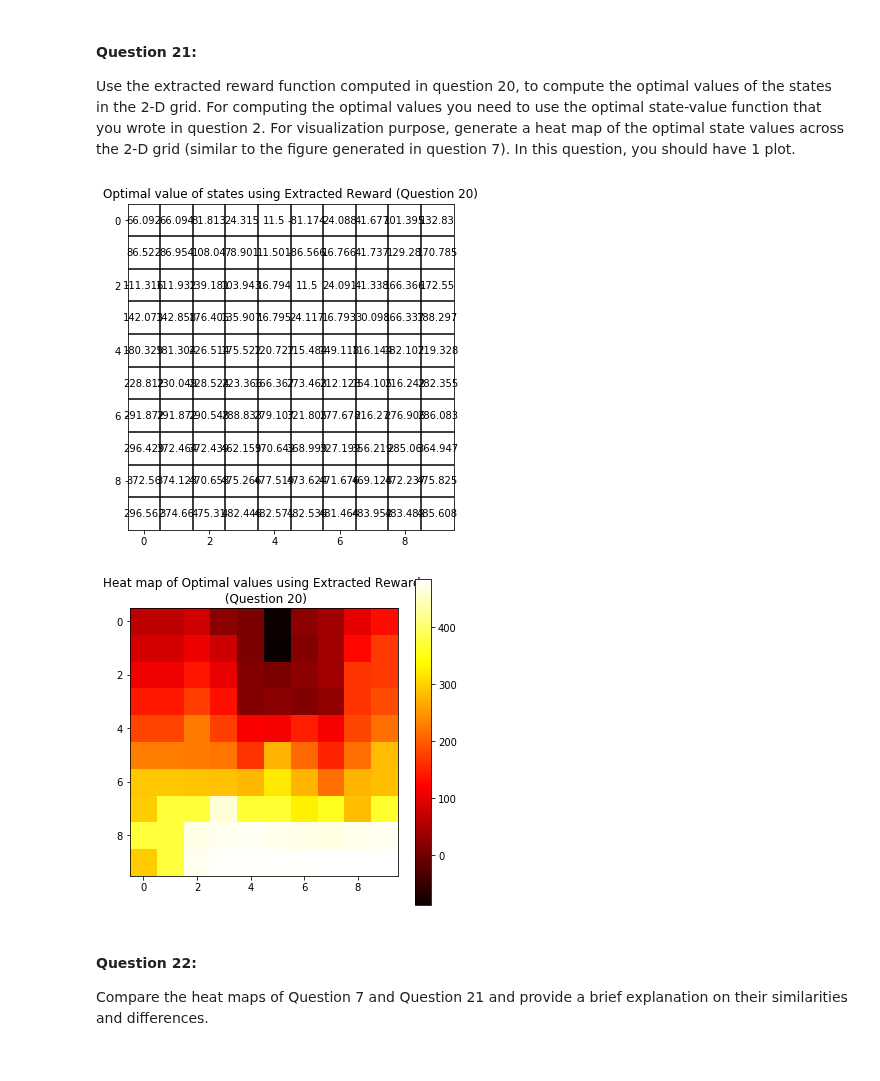
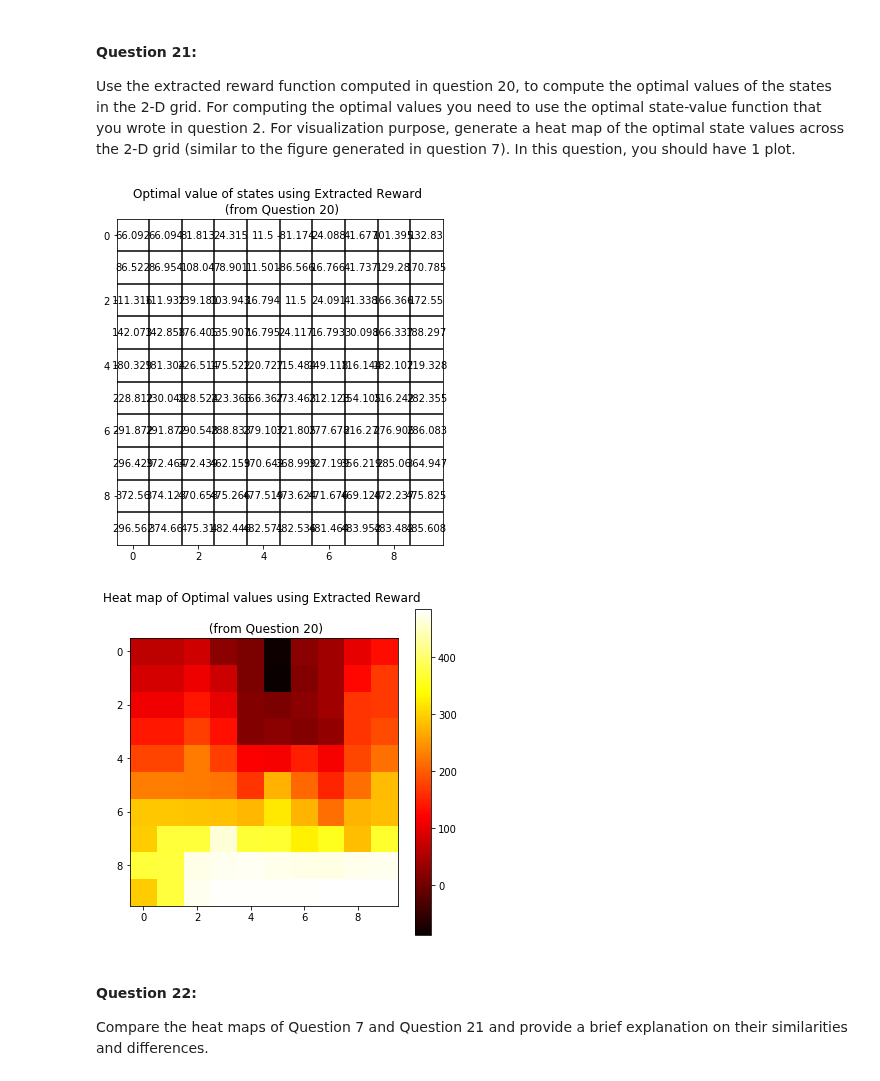
Before and after one commit to MaggieX/Large_Scale_Social_Complex_Network, a Jupyter notebook: Project3/Project3_Q1_Q24.ipynb, the cells around one changed output. Drawn from its saved outputs; the diff is of its cells as text; code cells hidden in the pictures.

```diff
--- a/Project3/Project3_Q1_Q24.ipynb
+++ b/Project3/Project3_Q1_Q24.ipynb
@@ -879,13 +879,13 @@ eps = 0.01
 env20 = Environment(n, na, w, gamma, reward_extract2)
 pi_20, V_20 = value_iteration(env20, eps, snapshots=False)
 # %%
-plot_grid_value(n, V_20, 'Optimal value of states using Extracted Reward (Question 20)')
+plot_grid_value(n, V_20, 'Optimal value of states using Extracted Reward \n (from Question 20)')
 # %% [output]
-[figure, old version]
+[figure, new version]
 # %%
-plot_heatmap(V_20, 'Heat map of Optimal values using Extracted Reward \n (Question 20)')
+plot_heatmap(V_20, 'Heat map of Optimal values using Extracted Reward \n \n (from Question 20)')
 # %% [output]
-[figure, old version]
+[figure, new version]
 # %% [markdown]
 #### Question 22:
 Compare the heat maps of Question 7 and Question 21 and provide a brief explanation on their similarities and differences.
```
Also changed, not shown: parts of 5 cells of this notebook.
